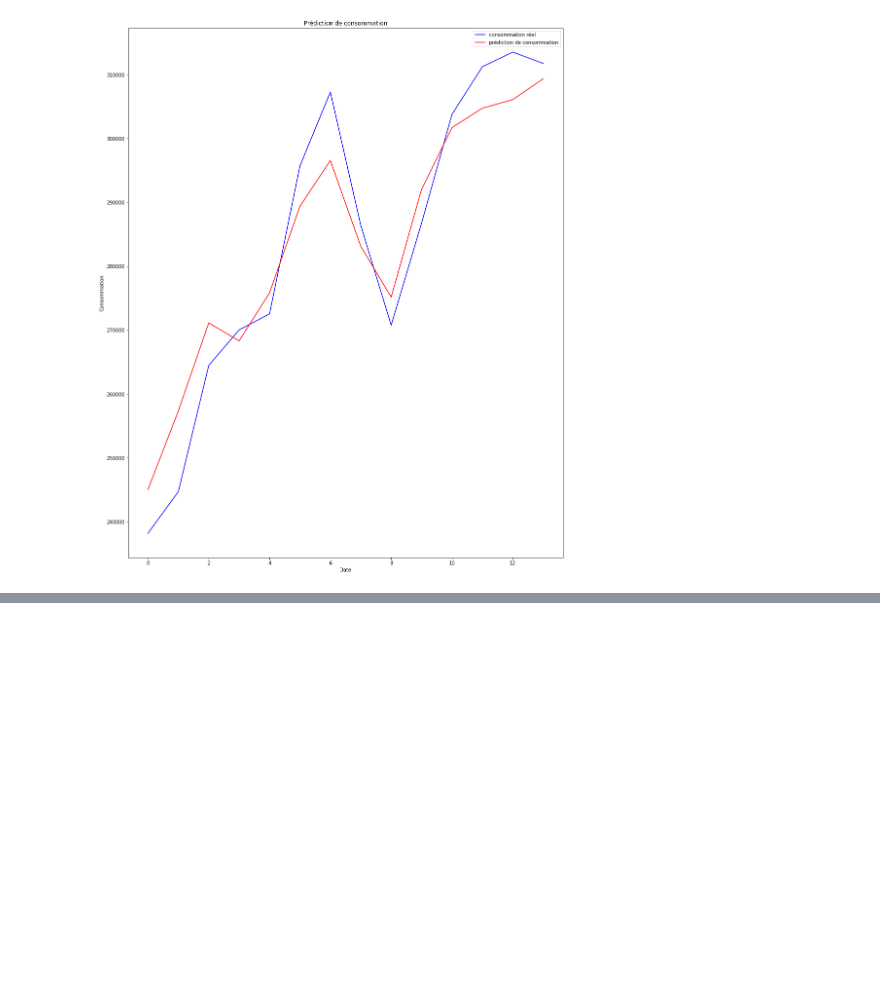
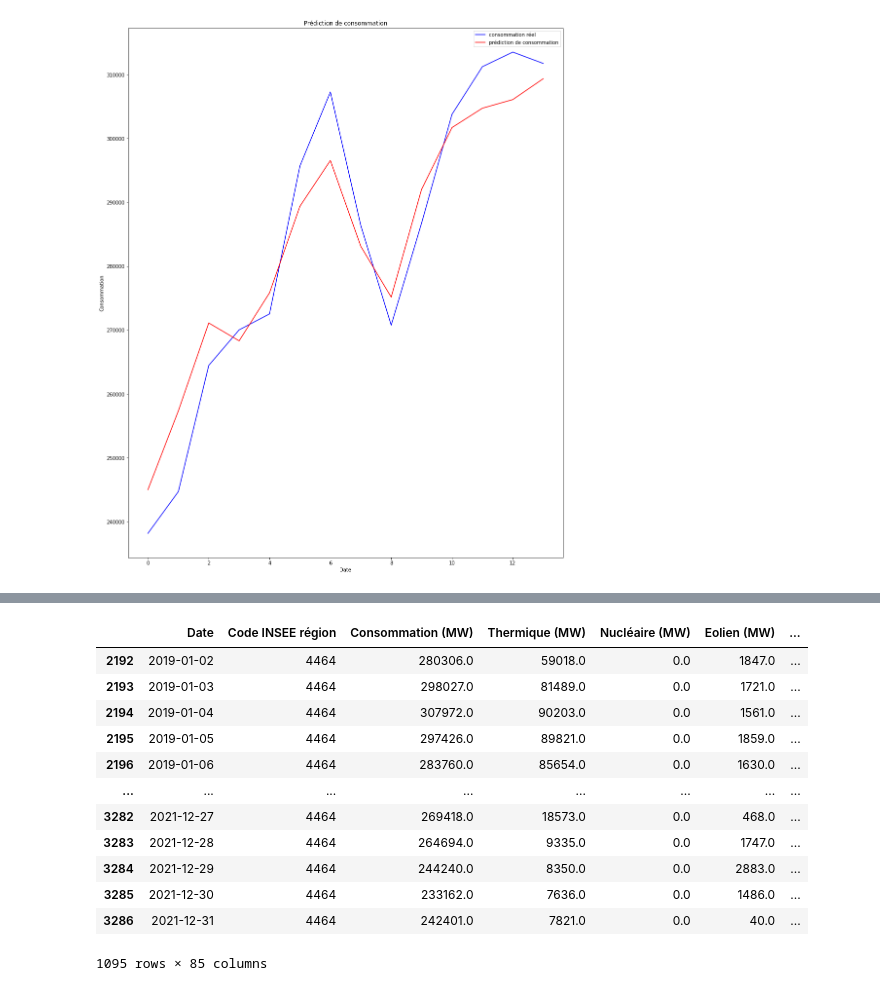
Before and after one commit to thomasbordier/forecast_energy_consumption, a Jupyter notebook: notebooks/ML_x_less.ipynb, the cells around one changed output, grey strips where cells are left out. Saved outputs shown, nothing was run; the diff lists cells and outputs as text; code cells hidden in the pictures; blank space fills up the shorter version.

```diff
--- a/notebooks/ML_x_less.ipynb
+++ b/notebooks/ML_x_less.ipynb
@@ -319,0 +531,17 @@ Durée entrainement = 3255 // Date fin de train = 2021-12-31  // Nombre jours de
+# %%
+df_train_knn = df_train[(df_train["Date"] > '2019-01-01')]
+df_train_knn
+# %% [output]
+|  | Date | Code INSEE région | Consommation (MW) | Thermique (MW) | Nucléaire (MW) | Eolien (MW) | ... |
+| 2192 | 2019-01-02 | 4464 | 280306.0 | 59018.0 | 0.0 | 1847.0 | ... |
+| 2193 | 2019-01-03 | 4464 | 298027.0 | 81489.0 | 0.0 | 1721.0 | ... |
+| 2194 | 2019-01-04 | 4464 | 307972.0 | 90203.0 | 0.0 | 1561.0 | ... |
+| 2195 | 2019-01-05 | 4464 | 297426.0 | 89821.0 | 0.0 | 1859.0 | ... |
+| 2196 | 2019-01-06 | 4464 | 283760.0 | 85654.0 | 0.0 | 1630.0 | ... |
+| ... | ... | ... | ... | ... | ... | ... | ... |
+| 3282 | 2021-12-27 | 4464 | 269418.0 | 18573.0 | 0.0 | 468.0 | ... |
+| 3283 | 2021-12-28 | 4464 | 264694.0 | 9335.0 | 0.0 | 1747.0 | ... |
+| 3284 | 2021-12-29 | 4464 | 244240.0 | 8350.0 | 0.0 | 2883.0 | ... |
+| 3285 | 2021-12-30 | 4464 | 233162.0 | 7636.0 | 0.0 | 1486.0 | ... |
+| 3286 | 2021-12-31 | 4464 | 242401.0 | 7821.0 | 0.0 | 40.0 | ... |
+1095 rows × 85 columns
```
Also changed, not shown: parts of 64 cells of this notebook, 9 other files.
